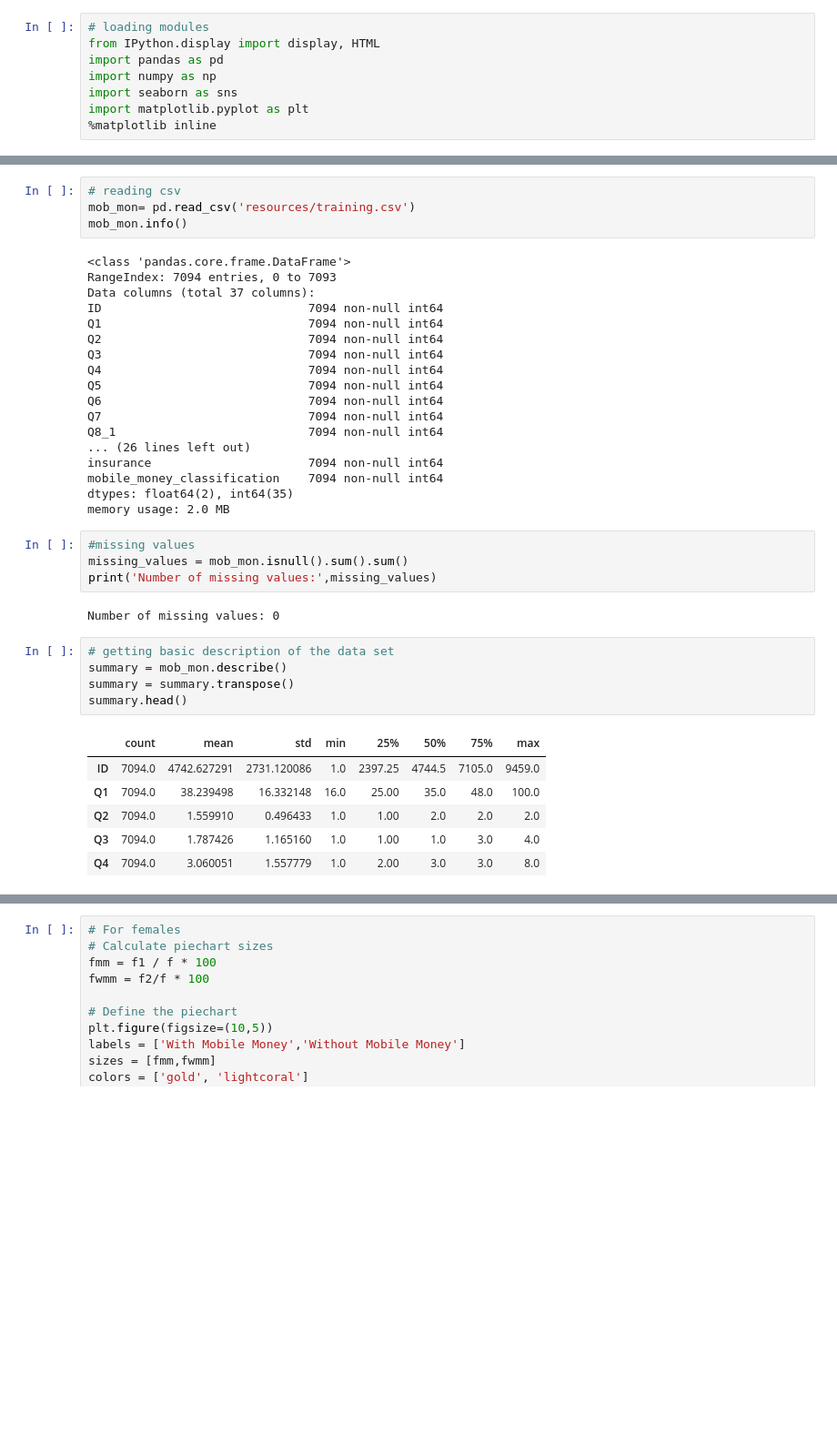
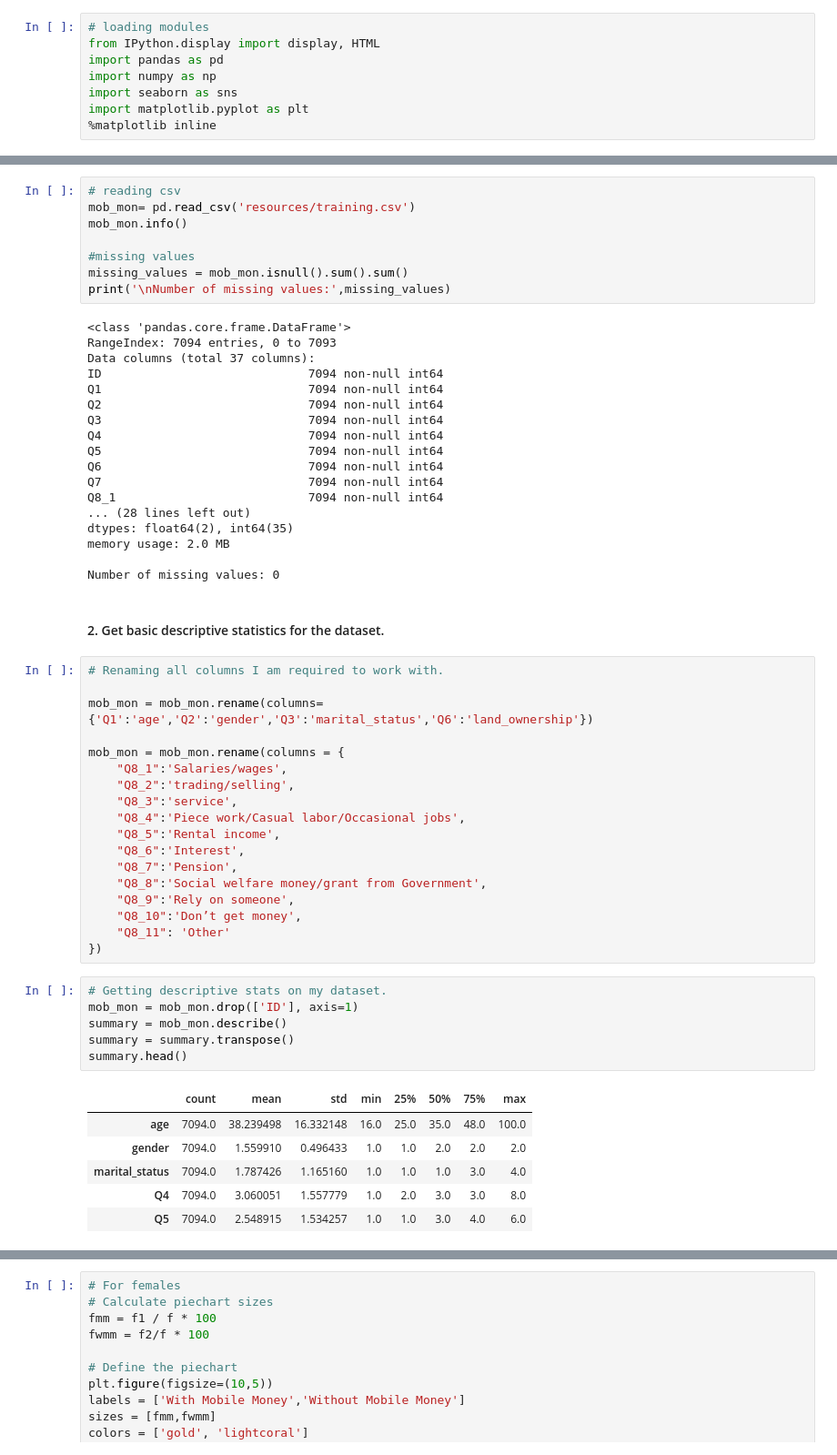
Before and after one commit to boitshepo97/tanzania-mobile-money, a Jupyter notebook: Financial Services Use In Tanzania.ipynb, the cells around one changed output, grey strips where cells are left out. Shown at 91% size. Drawn from its saved outputs; the diff is of its cells as text; blank space fills up the shorter version.

```diff
--- a/Financial Services Use In Tanzania.ipynb
+++ b/Financial Services Use In Tanzania.ipynb
@@ -12,6 +14,10 @@ import matplotlib.pyplot as plt
 # reading csv
 mob_mon= pd.read_csv('resources/training.csv')
 mob_mon.info()
+
+#missing values
+missing_values = mob_mon.isnull().sum().sum()
+print('\nNumber of missing values:',missing_values)
 # %% [output]
 <class 'pandas.core.frame.DataFrame'>
 RangeIndex: 7094 entries, 0 to 7093
@@ -25,26 +31,41 @@ Q5                             7094 non-null int64
 Q6                             7094 non-null int64
 Q7                             7094 non-null int64
 Q8_1                           7094 non-null int64
-... (26 lines left out)
-insurance                      7094 non-null int64
-mobile_money_classification    7094 non-null int64
+... (28 lines left out)
 dtypes: float64(2), int64(35)
 memory usage: 2.0 MB
+
+Number of missing values: 0
-# %%
-#missing values
-missing_values = mob_mon.isnull().sum().sum()
-print('Number of missing values:',missing_values)
-# %% [output]
-Number of missing values: 0
+# %% [markdown]
+#### 2. Get basic descriptive statistics for the dataset.
+# %%
+# Renaming all columns I am required to work with.
+
+mob_mon = mob_mon.rename(columns={'Q1':'age','Q2':'gender','Q3':'marital_status','Q6':'land_ownership'})
+
+mob_mon = mob_mon.rename(columns = {
+    "Q8_1":'Salaries/wages',
+    "Q8_2":'trading/selling',
+    "Q8_3":'service',
+    "Q8_4":'Piece work/Casual labor/Occasional jobs',
+    "Q8_5":'Rental income',
+    "Q8_6":'Interest',
+    "Q8_7":'Pension',
+    "Q8_8":'Social welfare money/grant from Government',
+    "Q8_9":'Rely on someone',
+    "Q8_10":'Don’t get money',
+    "Q8_11": 'Other'
+})
 # %%
-# getting basic description of the data set
+# Getting descriptive stats on my dataset.
+mob_mon = mob_mon.drop(['ID'], axis=1)
 summary = mob_mon.describe()
 summary = summary.transpose()
 summary.head()
 # %% [output]
 |  | count | mean | std | min | 25% | 50% | 75% | max |
-| ID | 7094.0 | 4742.627291 | 2731.120086 | 1.0 | 2397.25 | 4744.5 | 7105.0 | 9459.0 |
-| Q1 | 7094.0 | 38.239498 | 16.332148 | 16.0 | 25.00 | 35.0 | 48.0 | 100.0 |
-| Q2 | 7094.0 | 1.559910 | 0.496433 | 1.0 | 1.00 | 2.0 | 2.0 | 2.0 |
-| Q3 | 7094.0 | 1.787426 | 1.165160 | 1.0 | 1.00 | 1.0 | 3.0 | 4.0 |
-| Q4 | 7094.0 | 3.060051 | 1.557779 | 1.0 | 2.00 | 3.0 | 3.0 | 8.0 |
+| age | 7094.0 | 38.239498 | 16.332148 | 16.0 | 25.0 | 35.0 | 48.0 | 100.0 |
+| gender | 7094.0 | 1.559910 | 0.496433 | 1.0 | 1.0 | 2.0 | 2.0 | 2.0 |
+| marital_status | 7094.0 | 1.787426 | 1.165160 | 1.0 | 1.0 | 1.0 | 3.0 | 4.0 |
+| Q4 | 7094.0 | 3.060051 | 1.557779 | 1.0 | 2.0 | 3.0 | 3.0 | 8.0 |
+| Q5 | 7094.0 | 2.548915 | 1.534257 | 1.0 | 1.0 | 3.0 | 4.0 | 6.0 |
```
Also changed, not shown: parts of 14 cells of this notebook, 1 other file.
